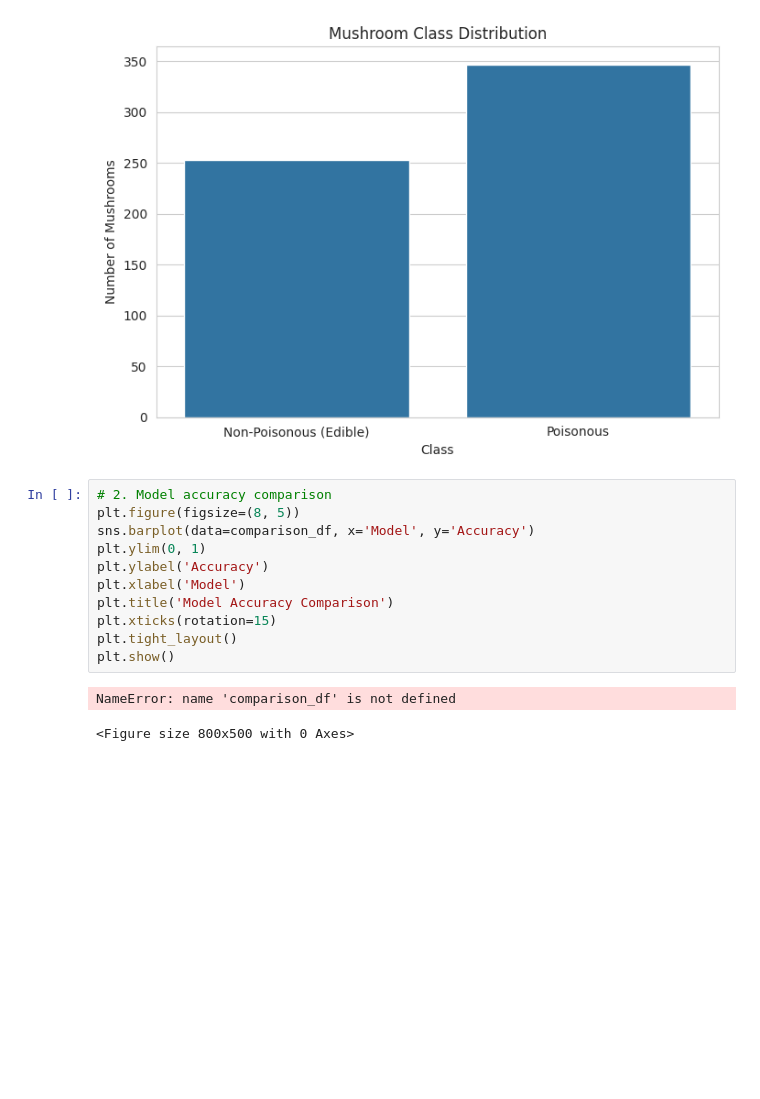
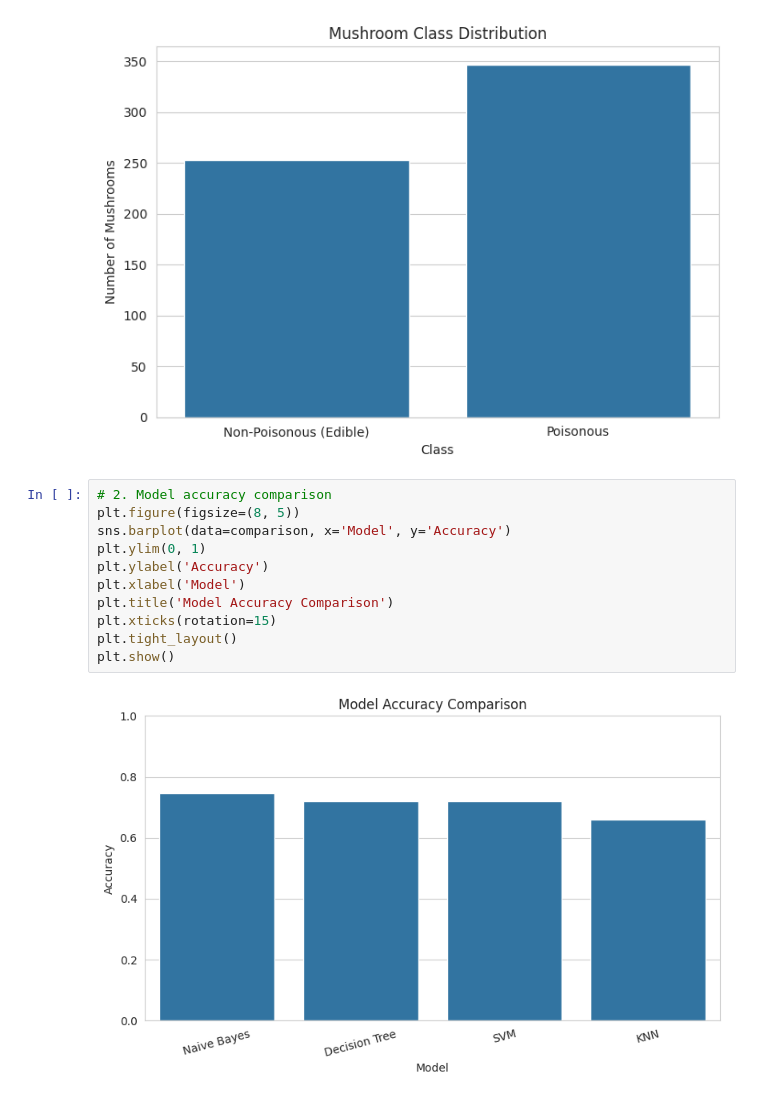
Before and after one commit to Muskan99113-cell/mushroom-classification-ml, a Jupyter notebook: mushroom_classification_with_graphs.ipynb, the cells around one changed output. Drawn from its saved outputs; the diff is of its cells as text; blank space fills up the shorter version.

```diff
--- a/mushroom_classification_with_graphs.ipynb
+++ b/mushroom_classification_with_graphs.ipynb
@@ -535,16 +535,15 @@ plt.show()
 # %%
 # 2. Model accuracy comparison
 plt.figure(figsize=(8, 5))
-sns.barplot(data=comparison_df, x='Model', y='Accuracy')
+sns.barplot(data=comparison, x='Model', y='Accuracy')
 plt.ylim(0, 1)
 plt.ylabel('Accuracy')
 plt.xlabel('Model')
 plt.title('Model Accuracy Comparison')
 plt.xticks(rotation=15)
 plt.tight_layout()
 plt.show()
 # %% [output]
-NameError: name 'comparison_df' is not defined
-<Figure size 800x500 with 0 Axes>
+[figure, added]
 # %%
 # 3. Precision, Recall and F1-score comparison
```
Also changed, not shown: parts of 1 cell of this notebook.
